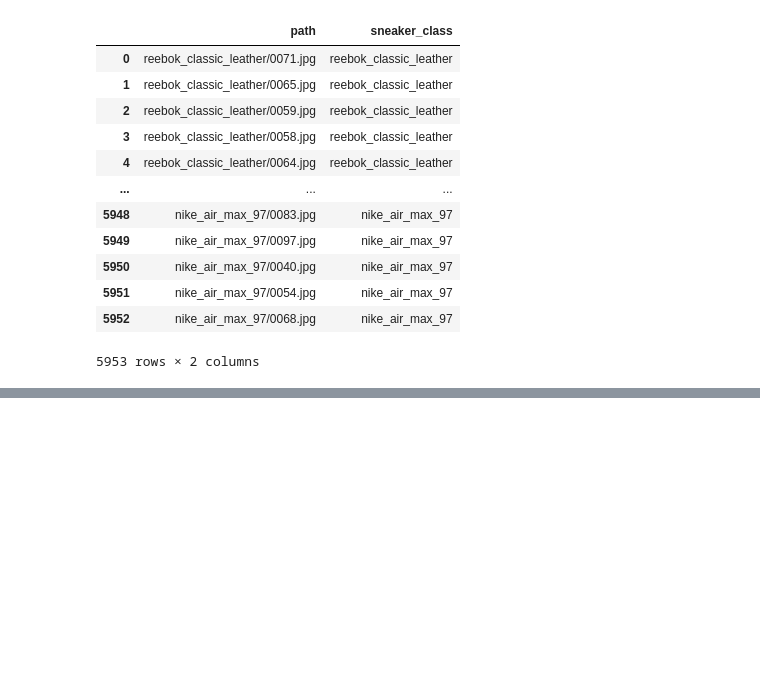
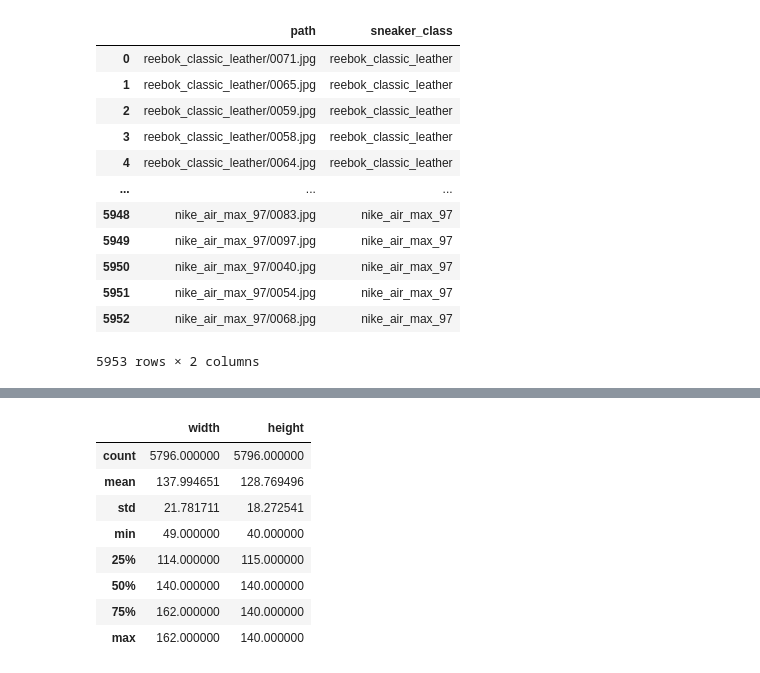
Before and after one commit to xan-d-or/sneakers-hse, a Jupyter notebook: notebooks/EDA.ipynb, the cells around one changed output, grey strips where cells are left out. Cells and saved outputs as stored; diff of their text form; code cells hidden in the pictures; blank space fills up the shorter version.

```diff
--- a/notebooks/EDA.ipynb
+++ b/notebooks/EDA.ipynb
@@ -32,0 +39,9 @@ df
+# %%
+# Фильтруем битые картинки, рисунки и т.п.
+# Плохие картинки мы отсмотрели вручную. Список можно увидеть в файле bad_images
+with open('../bad_images.md') as f:
+    bad_images = f.read().strip().split('\n')
+bad_image_paths = [image[image.find('(')+1:-1] for image in bad_images]
+bad_image_paths = [image[len('archive/sneakers-dataset/sneakers-dataset/'):] for image in bad_image_paths]
+df = df[df['path'].apply(lambda x: x not in bad_image_paths)]
+df.shape[0]
@@ -32,0 +119,15 @@ df
+# %%
+from utils.eda_utils import add_image_dimensions
+# По каждому изображению определяем его разрешение: ширину и высоту.
+df = add_image_dimensions(df, path_to_dataset)
+df.describe()
+# %% [output]
+|  | width | height |
+| count | 5796.000000 | 5796.000000 |
+| mean | 137.994651 | 128.769496 |
+| std | 21.781711 | 18.272541 |
+| min | 49.000000 | 40.000000 |
+| 25% | 114.000000 | 115.000000 |
+| 50% | 140.000000 | 140.000000 |
+| 75% | 162.000000 | 140.000000 |
+| max | 162.000000 | 140.000000 |
```
Also changed, not shown: parts of 11 cells of this notebook, 2 other files.
